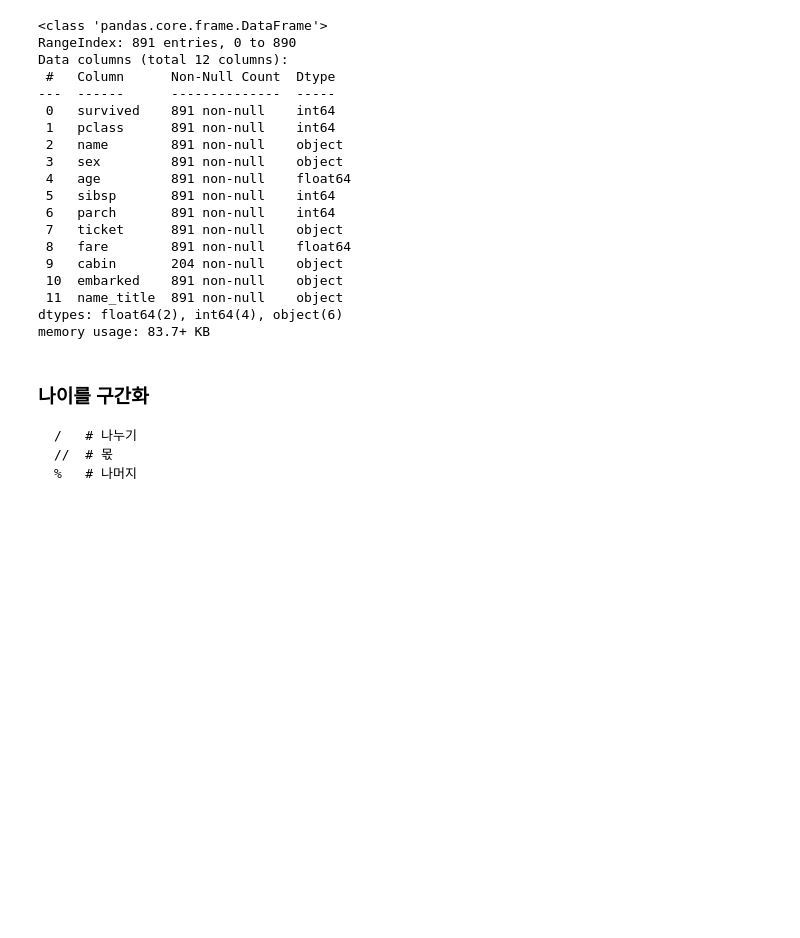
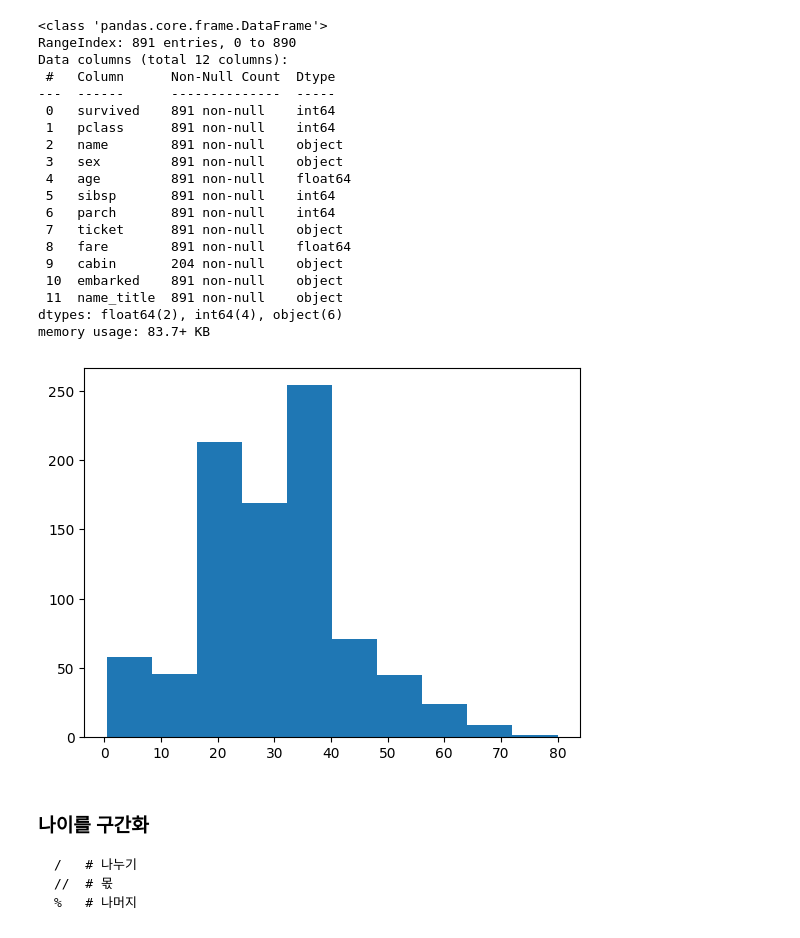
Before and after one commit to kkh1158/lecture, a Jupyter notebook: titanic/lec_titanic.ipynb, the cells around one changed output. Cells and saved outputs as stored; diff of their text form; code cells hidden in the pictures; blank space fills up the shorter version.

````diff
--- a/titanic/lec01_titanic.ipynb
+++ b/titanic/lec_titanic.ipynb
@@ -847,6 +852,11 @@ Data columns (total 12 columns):
  11  name_title  891 non-null    object
 dtypes: float64(2), int64(4), object(6)
 memory usage: 83.7+ KB
+# %%
+plt.hist(train['age'])
+plt.show()
+# %% [output]
+[figure, added]
 # %% [markdown]
 ### 나이를 구간화
 ```
````
Also changed, not shown: parts of 12 cells of this notebook, 3 other files.
